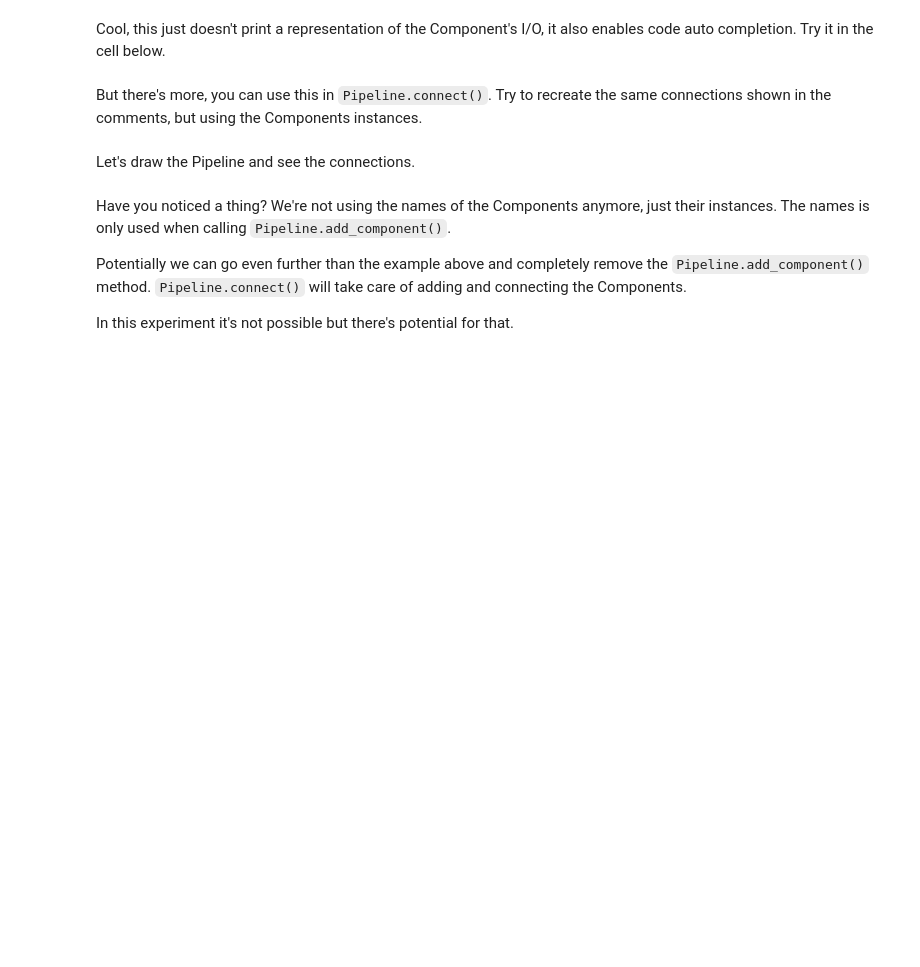
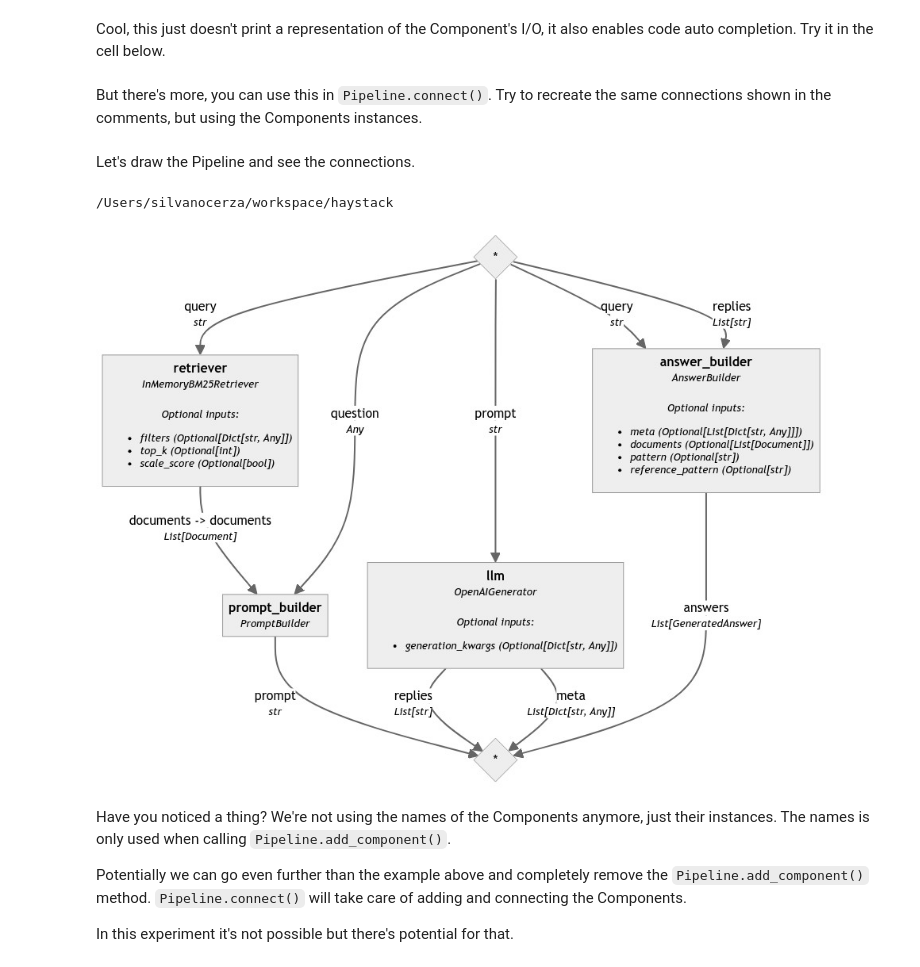
Before and after one commit to tradicio/haystack, a Jupyter notebook: io_experiment.ipynb, the cells around one changed output. Cells and saved outputs as stored; diff of their text form; code cells hidden in the pictures; blank space fills up the shorter version.

Commit message:
Fix image display

```diff
--- a/io_experiment.ipynb
+++ b/io_experiment.ipynb
@@ -73,11 +73,15 @@ pipeline.connect(retriever.outputs.documents, prompt_builder.inputs.documents)
 # %% [markdown]
 Let's draw the Pipeline and see the connections.
 # %%
+from IPython.display import Image
 from pathlib import Path
 
-image_path = Path(__file__).parent / "experimental_io_pipeline.png"
+image_path = Path(".") / "experimental_io_pipeline.png"
 pipeline.draw(image_path)
-image_path.read_bytes()
+Image(image_path)
+# %% [output]
+/Users/silvanocerza/workspace/haystack
+[figure, added]
 # %% [markdown]
 Have you noticed a thing?
 We're not using the names of the Components anymore, just their instances. The names is only used when calling `Pipeline.add_component()`.
```
